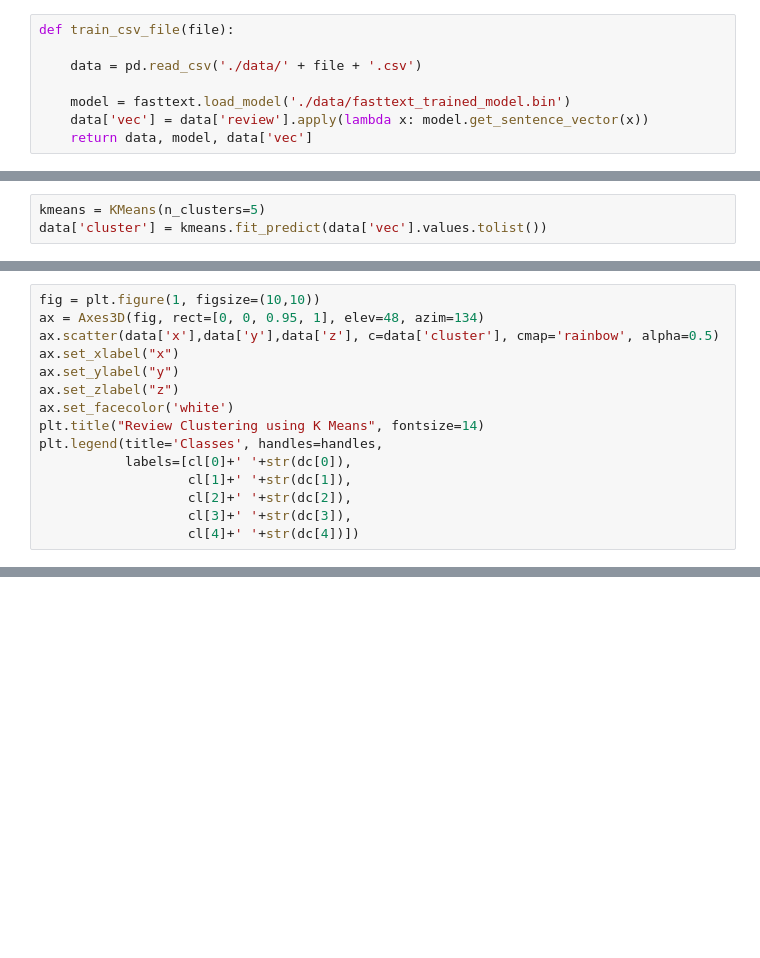
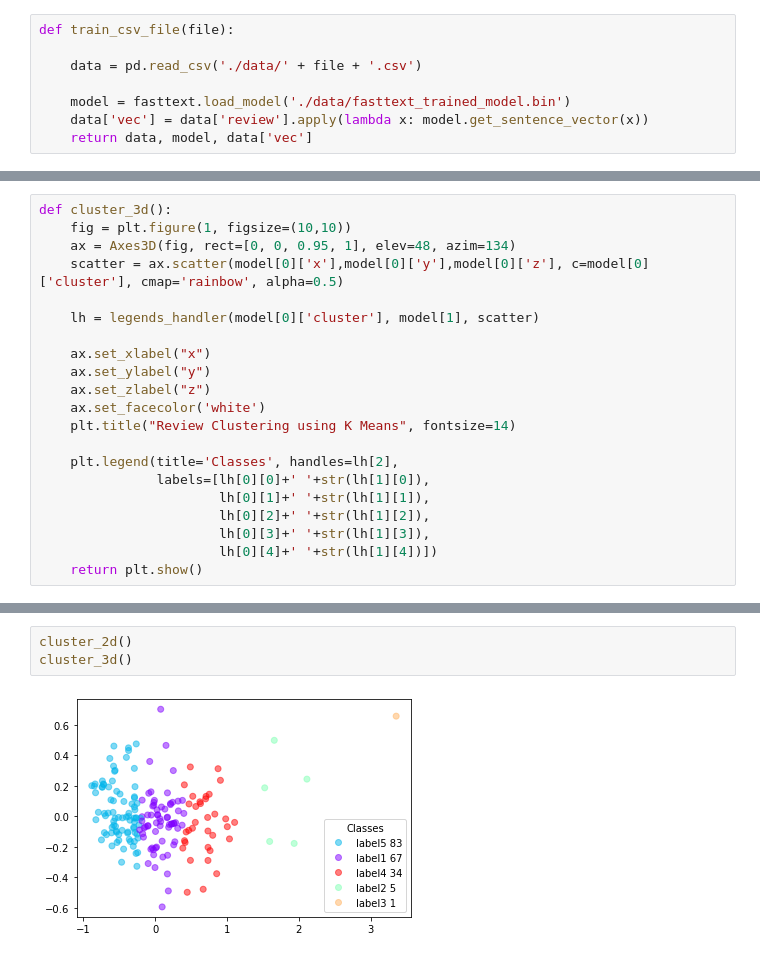
Before and after one commit to Kofoedsan/Python-TrustpilotPredict, a Jupyter notebook: 05_feature_space.ipynb, the cells around one changed output, grey strips where cells are left out. Saved outputs shown, nothing was run; the diff lists cells and outputs as text; blank space fills up the shorter version.

```diff
--- a/05_feature_space.ipynb
+++ b/05_feature_space.ipynb
@@ -63,4 +35 @@ nearest_neighbours('skylder', 'nogenlunde', 'penge','løgn', 'trukket')
-# %%
-kmeans = KMeans(n_clusters=5)
-data['cluster'] = kmeans.fit_predict(data['vec'].values.tolist())
 # %%
@@ -103,15 +73,21 @@ Name: cluster, dtype: int64
 # %%
-fig = plt.figure(1, figsize=(10,10))
-ax = Axes3D(fig, rect=[0, 0, 0.95, 1], elev=48, azim=134)
-ax.scatter(data['x'],data['y'],data['z'], c=data['cluster'], cmap='rainbow', alpha=0.5)
-ax.set_xlabel("x")
-ax.set_ylabel("y")
-ax.set_zlabel("z")
-ax.set_facecolor('white')
-plt.title("Review Clustering using K Means", fontsize=14)
-plt.legend(title='Classes', handles=handles,
-           labels=[cl[0]+' '+str(dc[0]),
-                   cl[1]+' '+str(dc[1]),
-                   cl[2]+' '+str(dc[2]),
-                   cl[3]+' '+str(dc[3]),
-                   cl[4]+' '+str(dc[4])])
+def cluster_3d():
+    fig = plt.figure(1, figsize=(10,10))
+    ax = Axes3D(fig, rect=[0, 0, 0.95, 1], elev=48, azim=134)
+    scatter = ax.scatter(model[0]['x'],model[0]['y'],model[0]['z'], c=model[0]['cluster'], cmap='rainbow', alpha=0.5)
+
+    lh = legends_handler(model[0]['cluster'], model[1], scatter)
+
+    ax.set_xlabel("x")
+    ax.set_ylabel("y")
+    ax.set_zlabel("z")
+    ax.set_facecolor('white')
+    plt.title("Review Clustering using K Means", fontsize=14)
+
+    plt.legend(title='Classes', handles=lh[2],
+               labels=[lh[0][0]+' '+str(lh[1][0]),
+                       lh[0][1]+' '+str(lh[1][1]),
+                       lh[0][2]+' '+str(lh[1][2]),
+                       lh[0][3]+' '+str(lh[1][3]),
+                       lh[0][4]+' '+str(lh[1][4])])
+    return plt.show()
@@ -120,0 +115,5 @@ plt.legend(title='Classes', handles=handles,
+# %%
+cluster_2d()
+cluster_3d()
+# %% [output]
+[figure, added]
```
Also changed, not shown: parts of 11 cells of this notebook.
